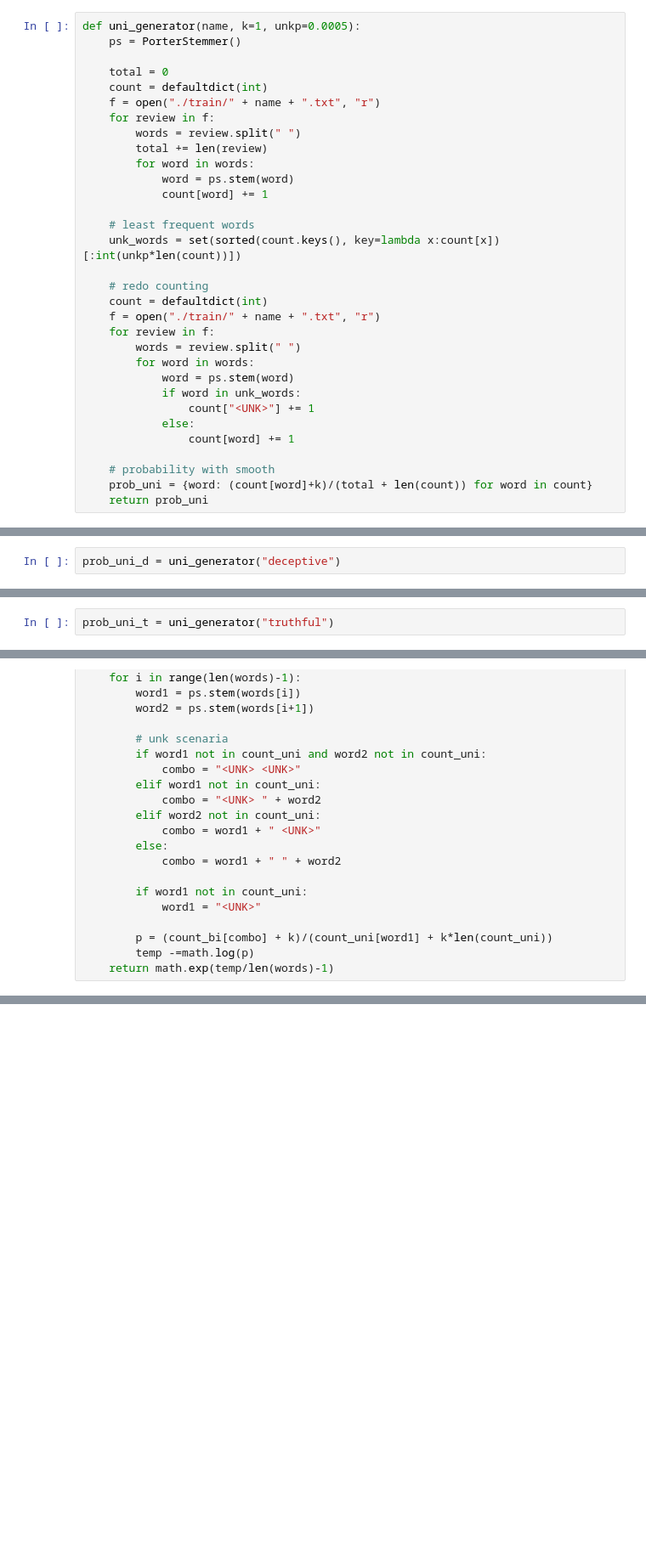
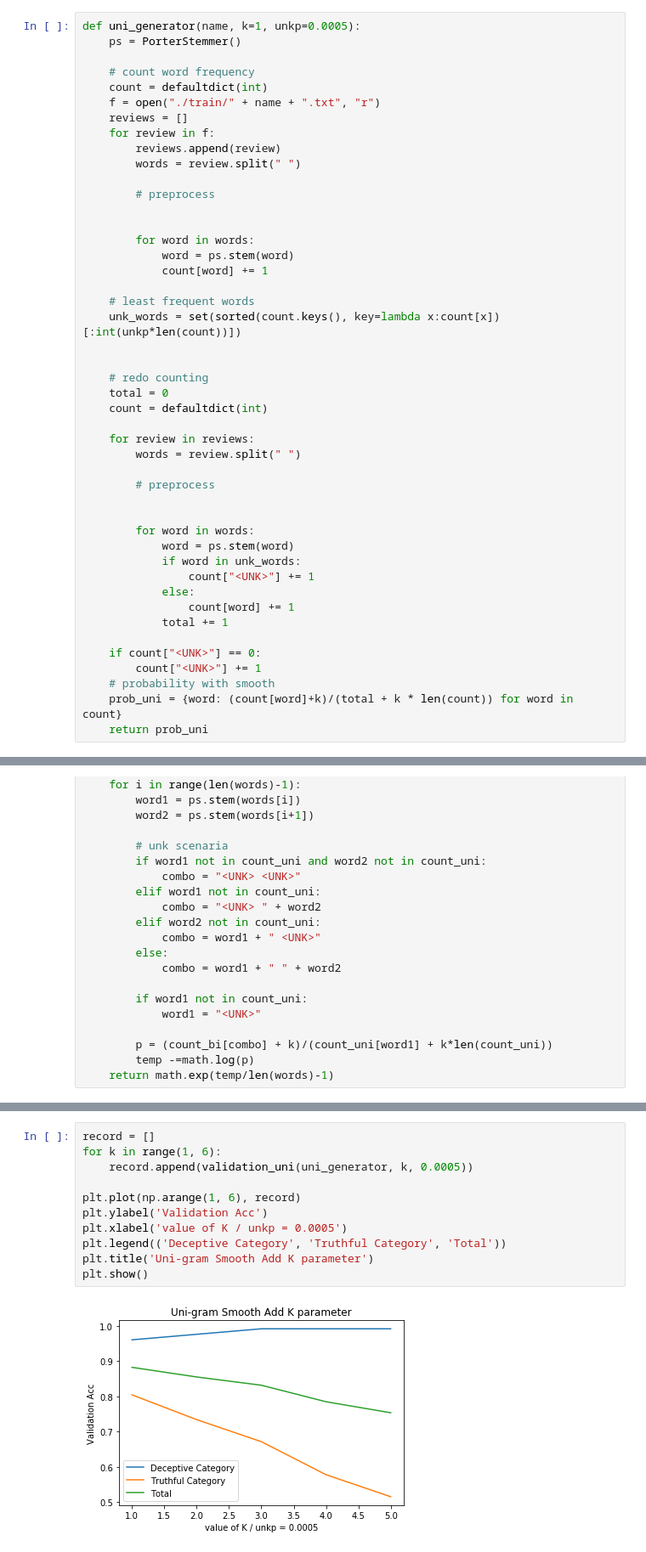
Before and after one commit to Yingyingyu0801/nlp_p1, a Jupyter notebook: LanguageModel.ipynb, the cells around one changed output, grey strips where cells are left out. Shown at 85% size. Saved outputs shown, nothing was run; the diff lists cells and outputs as text; blank space fills up the shorter version.

```diff
--- a/LanguageModel.ipynb
+++ b/LanguageModel.ipynb
@@ -8,12 +21,17 @@ import math
 def uni_generator(name, k=1, unkp=0.0005):
     ps = PorterStemmer()
 
-    total = 0
+    # count word frequency
     count = defaultdict(int)
     f = open("./train/" + name + ".txt", "r")
+    reviews = []
     for review in f:
+        reviews.append(review)
         words = review.split(" ")
-        total += len(review)
+
+        # preprocess
+
+
         for word in words:
             word = ps.stem(word)
             count[word] += 1
@@ -21,20 +39,29 @@ def uni_generator(name, k=1, unkp=0.0005):
     # least frequent words
     unk_words = set(sorted(count.keys(), key=lambda x:count[x])[:int(unkp*len(count))])
 
+
     # redo counting
+    total = 0
     count = defaultdict(int)
-    f = open("./train/" + name + ".txt", "r")
-    for review in f:
+
+    for review in reviews:
         words = review.split(" ")
+
+        # preprocess
+
+
         for word in words:
             word = ps.stem(word)
             if word in unk_words:
                 count["<UNK>"] += 1
             else:
                 count[word] += 1
+            total += 1
 
+    if count["<UNK>"] == 0:
+        count["<UNK>"] += 1
     # probability with smooth
-    prob_uni = {word: (count[word]+k)/(total + len(count)) for word in count}
+    prob_uni = {word: (count[word]+k)/(total + k * len(count)) for word in count}
     return prob_uni
 # %%
 def bi_generator(name, unkp=0.0005):
@@ -100,5 +129,3 @@ def bi_generator(name, unkp=0.0005):
                 combo = word1 + " " + word2
                 count_bi[combo] += 1
     return count_uni, count_bi
-# %%
-prob_uni_d = uni_generator("deceptive")
@@ -107,2 +131,0 @@ count_uni_d, count_bi_d  = bi_generator("deceptive")
-# %%
-prob_uni_t = uni_generator("truthful")
@@ -202,0 +265,13 @@ print(correct_bi/num_corpus)
+# %%
+record = []
+for k in range(1, 6):
+    record.append(validation_uni(uni_generator, k, 0.0005))
+
+plt.plot(np.arange(1, 6), record)
+plt.ylabel('Validation Acc')
+plt.xlabel('value of K / unkp = 0.0005')
+plt.legend(('Deceptive Category', 'Truthful Category', 'Total'))
+plt.title('Uni-gram Smooth Add K parameter')
+plt.show()
+# %% [output]
+[figure, added]
```
Also changed, not shown: parts of 30 cells of this notebook, 2 other files.
